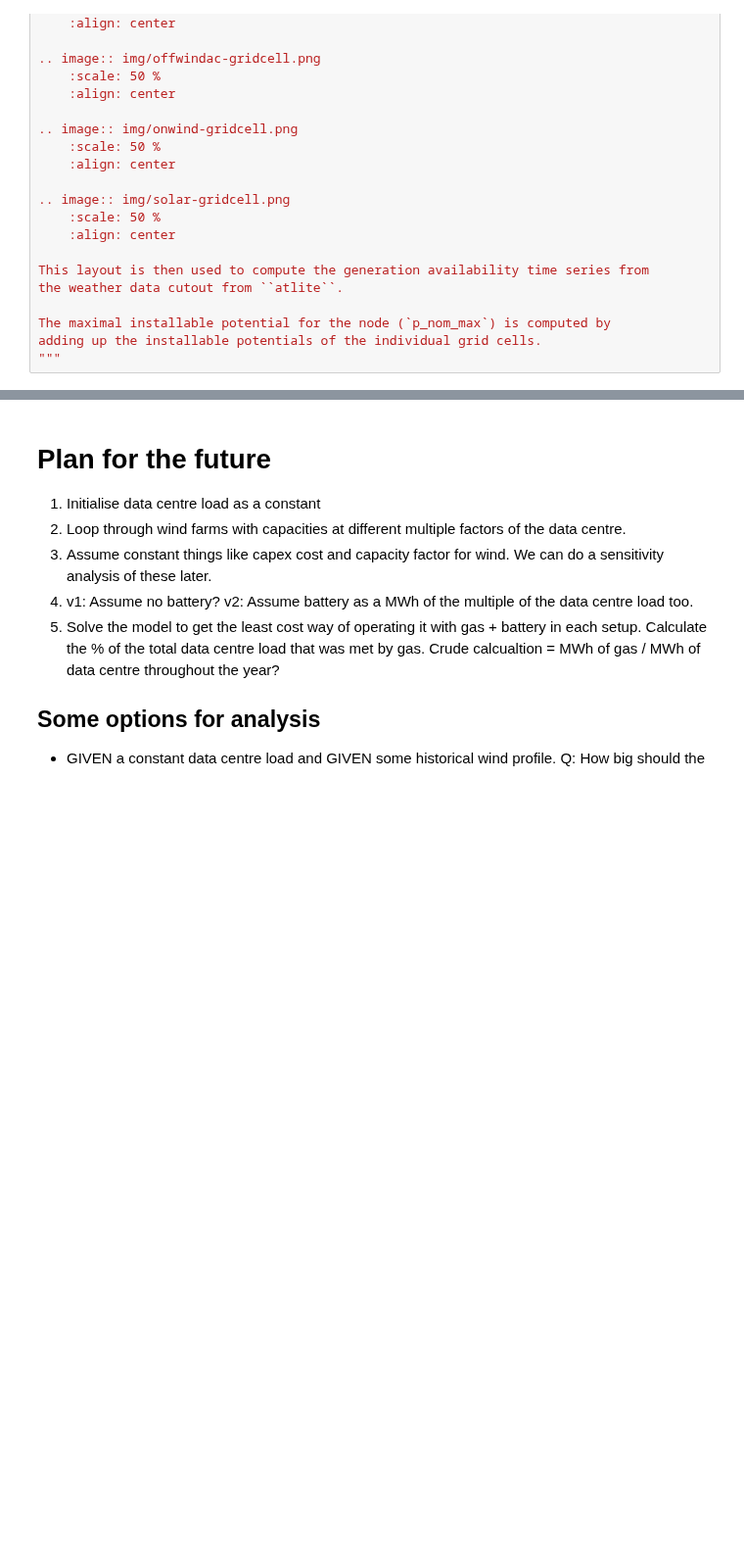
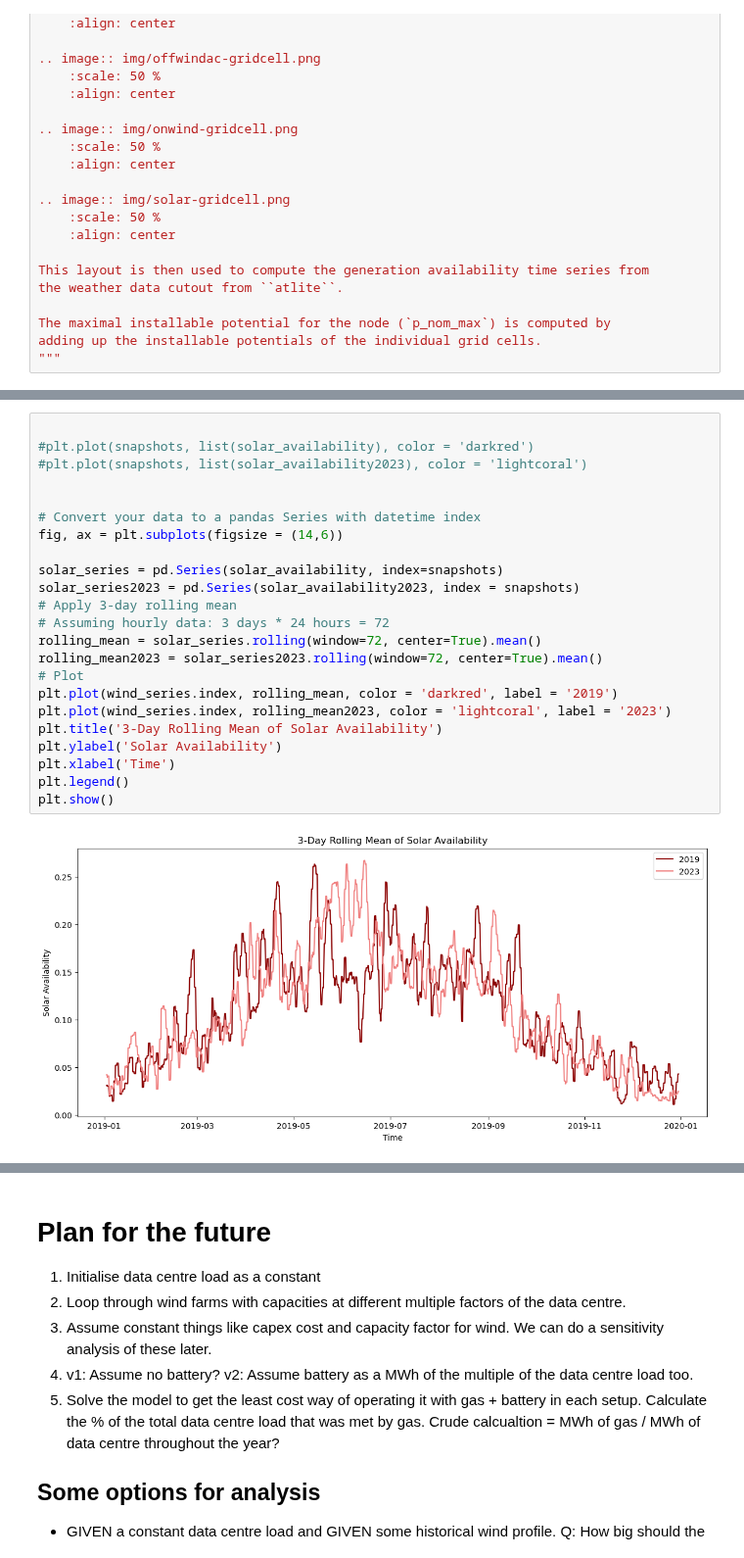
Before and after one commit to ryanjenkinson/data-centre-modelling, a Jupyter notebook: notebooks/Ryan'sDCmodel2.ipynb, the cells around one changed output, grey strips where cells are left out. Shown at 98% size. Saved outputs shown, nothing was run; the diff lists cells and outputs as text; blank space fills up the shorter version.

```diff
--- a/notebooks/Ryan'sDCmodel2.ipynb
+++ b/notebooks/Ryan'sDCmodel2.ipynb
@@ -2008,0 +2087,25 @@ INFO:distributed.core:Event loop was unresponsive in Nanny for 538.08s.  This is
+# %%
+
+#plt.plot(snapshots, list(solar_availability), color = 'darkred')
+#plt.plot(snapshots, list(solar_availability2023), color = 'lightcoral')
+
+
+# Convert your data to a pandas Series with datetime index
+fig, ax = plt.subplots(figsize = (14,6))
+
+solar_series = pd.Series(solar_availability, index=snapshots)
+solar_series2023 = pd.Series(solar_availability2023, index = snapshots)
+# Apply 3-day rolling mean
+# Assuming hourly data: 3 days * 24 hours = 72
+rolling_mean = solar_series.rolling(window=72, center=True).mean()
+rolling_mean2023 = solar_series2023.rolling(window=72, center=True).mean()
+# Plot
+plt.plot(wind_series.index, rolling_mean, color = 'darkred', label = '2019')
+plt.plot(wind_series.index, rolling_mean2023, color = 'lightcoral', label = '2023')
+plt.title('3-Day Rolling Mean of Solar Availability')
+plt.ylabel('Solar Availability')
+plt.xlabel('Time')
+plt.legend()
+plt.show()
+# %% [output]
+[figure, added]
```
Also changed, not shown: parts of 15 cells of this notebook.
